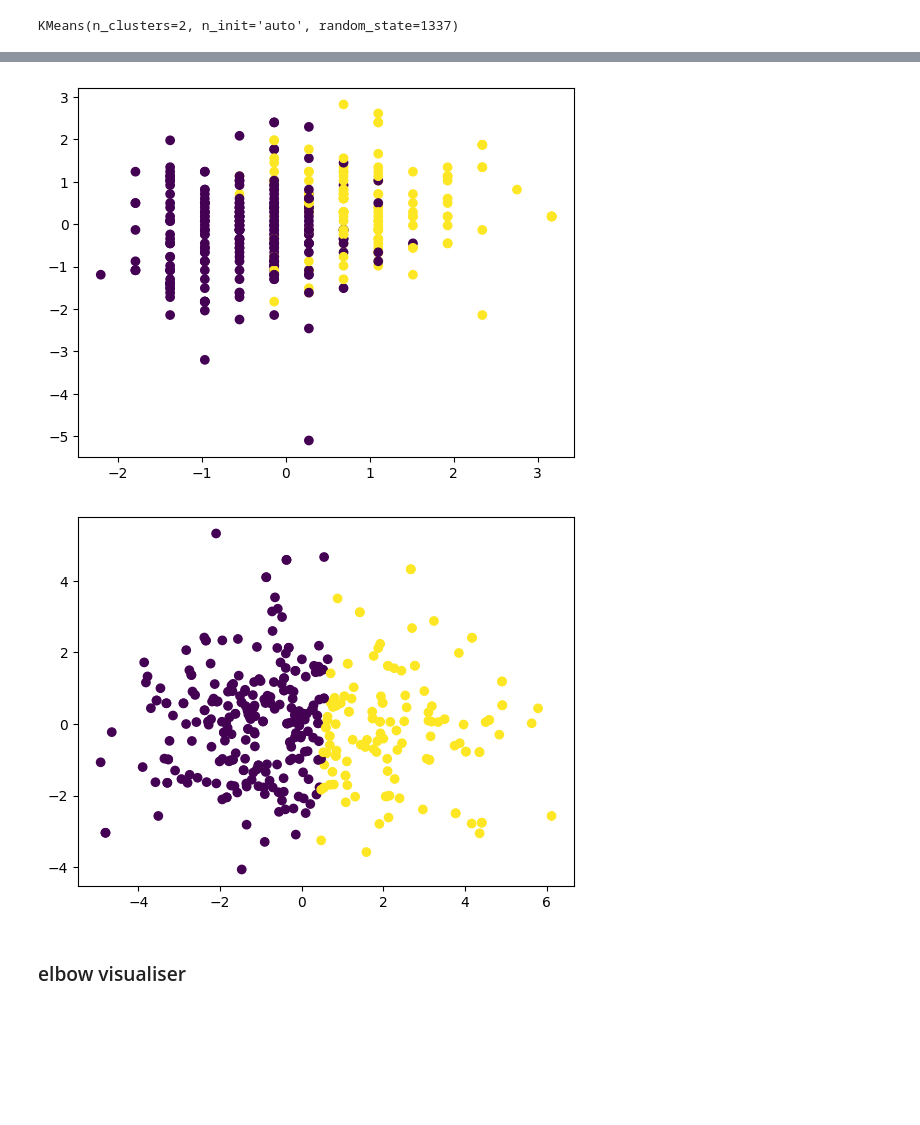
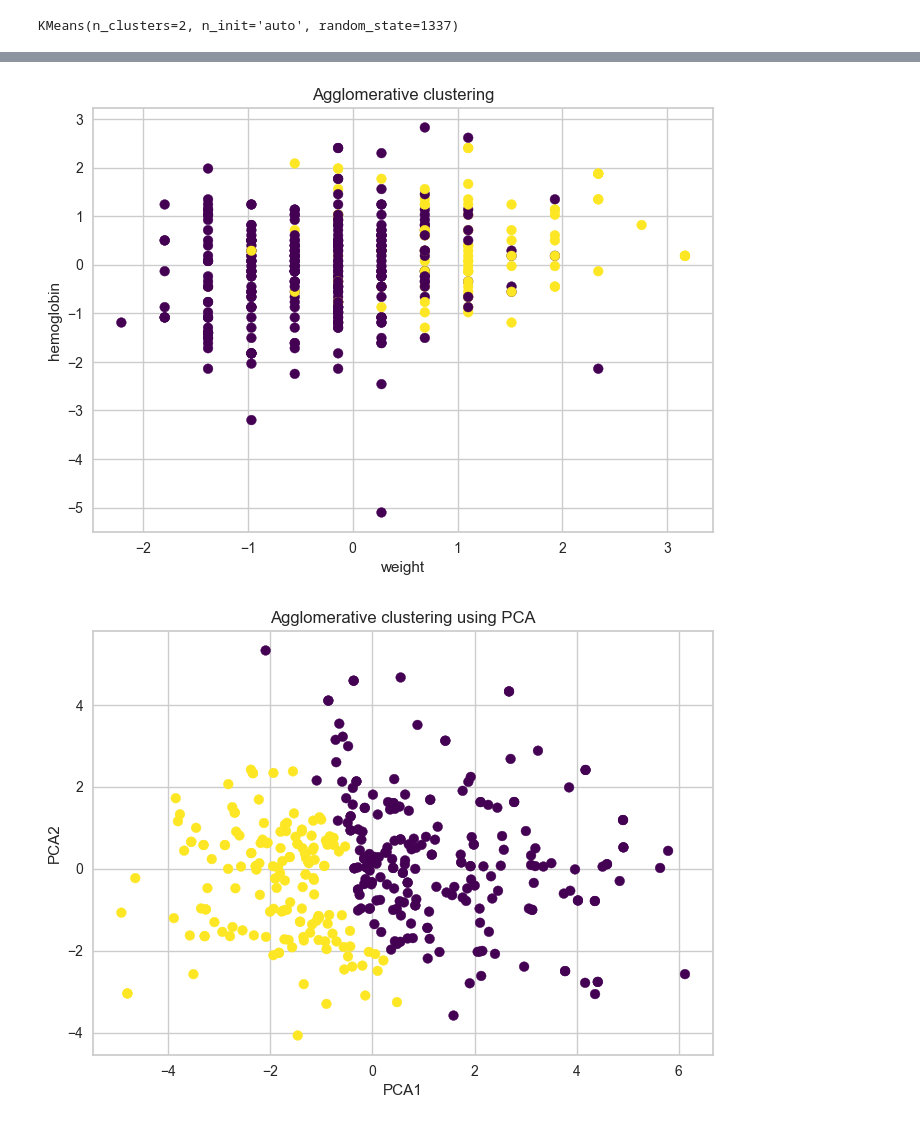
Before and after one commit to balooooooooo/machine_learning_1_coursework, a Jupyter notebook: clustering.ipynb, the cells around one changed output, grey strips where cells are left out. Saved outputs shown, nothing was run; the diff lists cells and outputs as text; code cells hidden in the pictures; blank space fills up the shorter version.

Commit message:
finished hierarchical clustering, added comments

```diff
--- a/clustering.ipynb
+++ b/clustering.ipynb
@@ -45,0 +125,7 @@ array([0, 0, 0, 0, 0, 1, 1, 1, 0, 1, 0, 1, 1, 0, 1, 1, 0, 1, 0, 0, 0, 0,
+# %%
+# initialize clusters
+clusters = AgglomerativeClustering(n_clusters=2, metric='euclidean', linkage='ward')
+
+# assign data to clusters
+predictions = clusters.fit_predict(clustering_data)
+predictions_pca = clusters.fit_predict(clustering_pca)
@@ -45,0 +144,5 @@ array([0, 0, 0, 0, 0, 1, 1, 1, 0, 1, 0, 1, 1, 0, 1, 1, 0, 1, 0, 0, 0, 0,
+# %%
+#add cluster predictions to data
+clustering_data['predictions'] = predictions
+clustering_pca['predictions'] = predictions_pca
+clustering_pca
@@ -46,11 +163,16 @@ array([0, 0, 0, 0, 0, 1, 1, 1, 0, 1, 0, 1, 1, 0, 1, 1, 0, 1, 0, 0, 0, 0,
 # %%
-plt.scatter(x = clustering_data['weight(kg)'], y = clustering_data['hemoglobin'], c = kmeans.labels_, cmap = 'viridis')
+# draw plots
+plt.scatter(x = clustering_data['weight(kg)'],y =  clustering_data['hemoglobin'], c = clustering_data['predictions'], cmap = 'viridis')
+plt.title('Agglomerative clustering')
+plt.xlabel('weight')
+plt.ylabel('hemoglobin')
 plt.show()
 
-plt.scatter(x = clustering_pca['pca1'],y =  clustering_pca['pca2'], c = kmeans_pca.labels_, cmap = 'viridis')
+plt.scatter(x = clustering_pca['pca1'], y = clustering_pca['pca2'], c = clustering_pca['predictions'], cmap = 'viridis')
+plt.title('Agglomerative clustering using PCA')
+plt.xlabel('PCA1')
+plt.ylabel('PCA2')
 plt.show()
 # %% [output]
-[figure, old version]
+[figure, new version]
-[figure, old version]
+[figure, new version]
-# %% [markdown]
-### elbow visualiser
```
Also changed, not shown: parts of 28 cells of this notebook, 1 other file.
